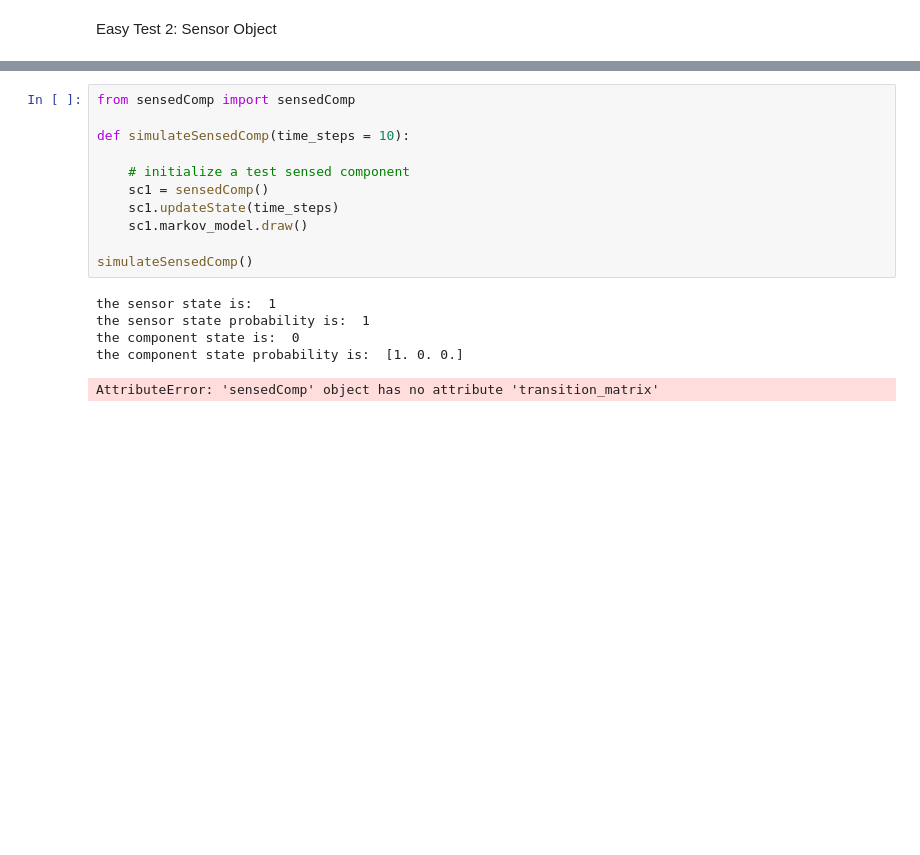
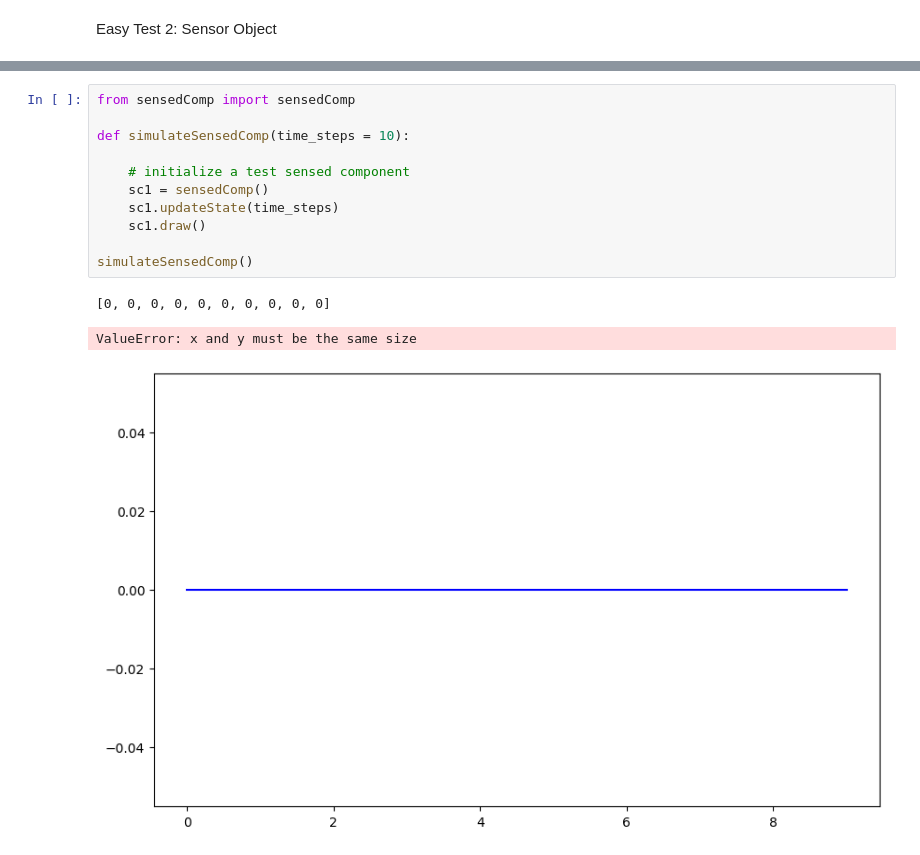
Before and after one commit to andreyaW/PhD_Sims, a Jupyter notebook: Prop_Sims/shipModel/easySimulate.ipynb, the cells around one changed output, grey strips where cells are left out. Saved outputs shown, nothing was run; the diff lists cells and outputs as text; blank space fills up the shorter version.

Commit message:
reworking sensedComp to reflect POMP

```diff
--- a/Prop_Sims/shipModel/easySimulate.ipynb
+++ b/Prop_Sims/shipModel/easySimulate.ipynb
@@ -108,17 +126,15 @@ y0: -13.075266666666666, y1: 3.5806
 # %%
 from sensedComp import sensedComp
 
 def simulateSensedComp(time_steps = 10):
 
     # initialize a test sensed component
     sc1 = sensedComp()
     sc1.updateState(time_steps)
-    sc1.markov_model.draw()
+    sc1.draw()
 
 simulateSensedComp()
 # %% [output]
-the sensor state is:  1
-the sensor state probability is:  1
-the component state is:  0
-the component state probability is:  [1. 0. 0.]
+[0, 0, 0, 0, 0, 0, 0, 0, 0, 0]
-AttributeError: 'sensedComp' object has no attribute 'transition_matrix'
+ValueError: x and y must be the same size
+[figure, added]
```
Also changed, not shown: parts of 3 cells of this notebook, 7 other files.
